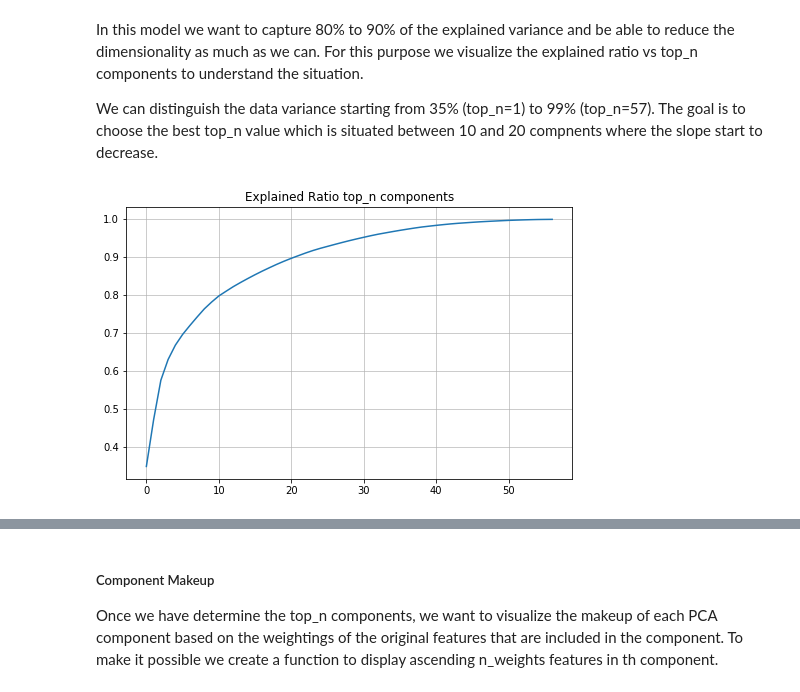
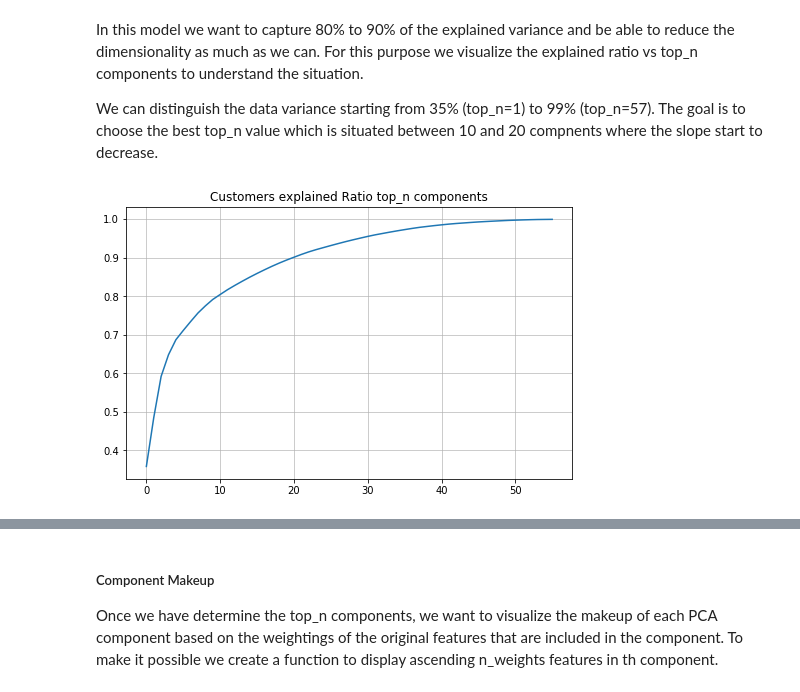
Before and after one commit to keyvantaj/Capstone_Project, a Jupyter notebook: Arvato Project Workbook.ipynb, the cells around one changed output, grey strips where cells are left out. Drawn from its saved outputs; the diff is of its cells as text; code cells hidden in the pictures.

```diff
--- a/Arvato Project Workbook.ipynb
+++ b/Arvato Project Workbook.ipynb
@@ -432,10 +414,9 @@ clean_customers.head()
 # %% [markdown]
 ##### II. Converting remaining non values data to numeric values otherwise replace with NaN
 # %%
-clean_customers = clean_customers.apply(pd.to_numeric, errors='coerce')
-clean_azdias = clean_azdias.apply(pd.to_numeric, errors='coerce')
+clean_customers[['CAMEO_DEUG_2015','CAMEO_INTL_2015']] = clean_customers[['CAMEO_DEUG_2015','CAMEO_INTL_2015']].apply(pd.to_numeric, errors='coerce')
+clean_azdias[['CAMEO_DEUG_2015','CAMEO_INTL_2015']] = clean_azdias[['CAMEO_DEUG_2015','CAMEO_INTL_2015']].apply(pd.to_numeric, errors='coerce')
 # %% [markdown]
 ##### III. Replacing unknown (-1) and none (0) values with NaN
 # %%
-clean_customers = clean_customers.replace(0, np.nan)
-clean_customers = clean_customers.replace(-1, np.nan)
+clean_customers.replace([0,-1], np.nan, inplace=True)
@@ -713,0 +741,3 @@ The dataframe has 58 features and it is reduced to 57
+# %%
+reduced_customers,pca_customers = dim_reduction(customers_scaled, pca=PCA)
+reduced_azdias,pca_azdias = dim_reduction(azdias_scaled, pca=PCA)
@@ -783,15 +861,18 @@ explained_variance_ratio = pca.explained_variance_ratio_
+# %%
+customers_explained_variance_ratio = pca_customers.explained_variance_ratio_
+azdias_explained_variance_ratio = pca_azdias.explained_variance_ratio_
 # %%
 list_of_var_sums = []
 top_n = 57
 total_sum = 0
-for i in range(len(explained_variance_ratio[:top_n])):
-    total_sum = total_sum + explained_variance_ratio[i]
+for i in range(len(customers_explained_variance_ratio[:top_n])):
+    total_sum = total_sum + customers_explained_variance_ratio[i]
     list_of_var_sums.append(total_sum)
 
 plt.figure(figsize=(8,5))
-plt.title('Explained Ratio top_n components', fontsize=12)
+plt.title('Customers explained Ratio top_n components', fontsize=12)
 plt.grid(alpha=0.8)
 plt.plot(list_of_var_sums)
 plt.show()
 # %% [output]
-[figure, old version]
+[figure, new version]
```
Also changed, not shown: parts of 102 cells of this notebook.
